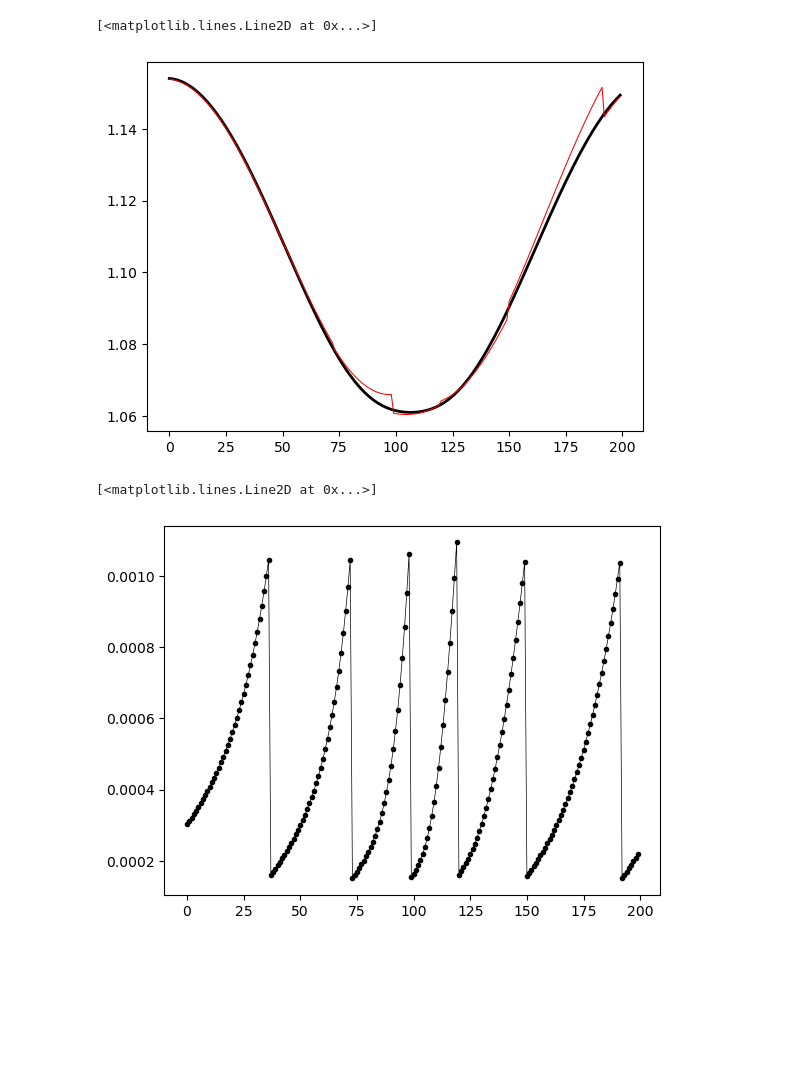
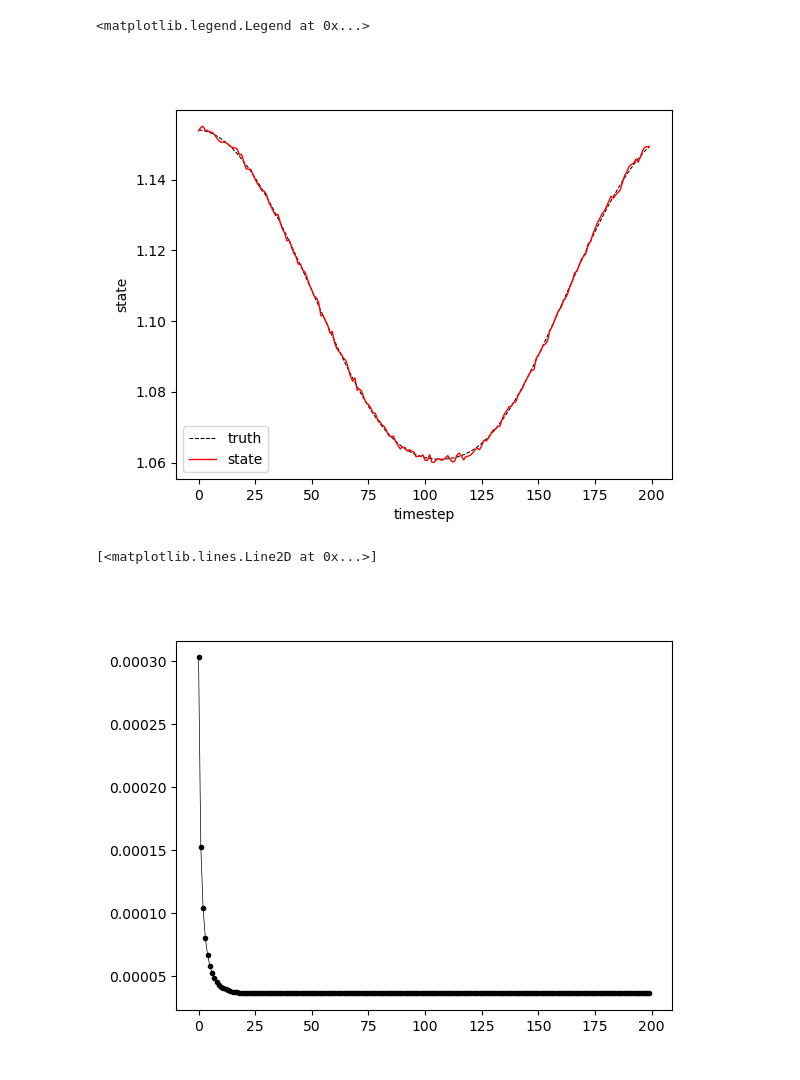
Before and after one commit to Malav-P/sensor_phase_task, a Jupyter notebook: example/filter_example.ipynb, the cells around one changed output. Cells and saved outputs as stored; diff of their text form; code cells hidden in the pictures; blank space fills up the shorter version.

Commit message:
tweaks to reward function

```diff
--- a/example/filter_example.ipynb
+++ b/example/filter_example.ipynb
@@ -61,11 +62,11 @@ true_history = np.zeros_like(state_history)
 
 for i in range(steps_):
     truth.propagate(steps=1)
-    if np.trace(my_filter.P) >= 0.001: # if uncertainty exceeds ball of radius ~ 384 km ... need measurement
-        Z, R_invs = some_function(truth, num_observers=1)
-    else:
-        Z, R_invs = (None, None)
-    # Z, R_invs = some_function(truth, num_observers=1)
+    # if np.trace(my_filter.P) >= 0.01: # if uncertainty exceeds ball of radius ~ 384 km ... need measurement
+    #     Z, R_invs = some_function(truth, num_observers=1)
+    # else:
+    #     Z, R_invs = (None, None)
+    Z, R_invs = some_function(truth, num_observers=1)
     # Z, R_invs = (None, None)
     my_filter._forecast(steps=1)
     my_filter._update(Z, R_invs)
@@ -74,13 +75,18 @@ for i in range(steps_):
     tr_cov_history[i] = np.trace(my_filter.P)
     true_history[:,i] = truth.x
 # %%
-plt.plot(np.arange(0, true_history.shape[1]), true_history[0,:], linewidth=2, color="black")
-plt.plot(np.arange(0, state_history.shape[1]), state_history[0,:], linewidth=0.75, color="red")
+plt.figure()
+plt.plot(np.arange(0, true_history.shape[1]), true_history[0,:], linewidth=0.75, color="black", linestyle = "--", label = "truth")
+plt.plot(np.arange(0, state_history.shape[1]), state_history[0,:], linewidth=1, color="red", label="state")
+plt.xlabel("timestep")
+plt.ylabel("state")
+plt.legend()
 # %% [output]
-[<matplotlib.lines.Line2D at 0x...>]
+<matplotlib.legend.Legend at 0x...>
-[figure, old version]
+[figure, new version]
 # %%
+plt.figure()
 plt.plot(np.arange(0, tr_cov_history.size), tr_cov_history, marker='.', color="black", linewidth=0.5)
 # %% [output]
 [<matplotlib.lines.Line2D at 0x...>]
-[figure, old version]
+[figure, new version]
```
Also changed, not shown: parts of 1 cell of this notebook, 8 other files.
